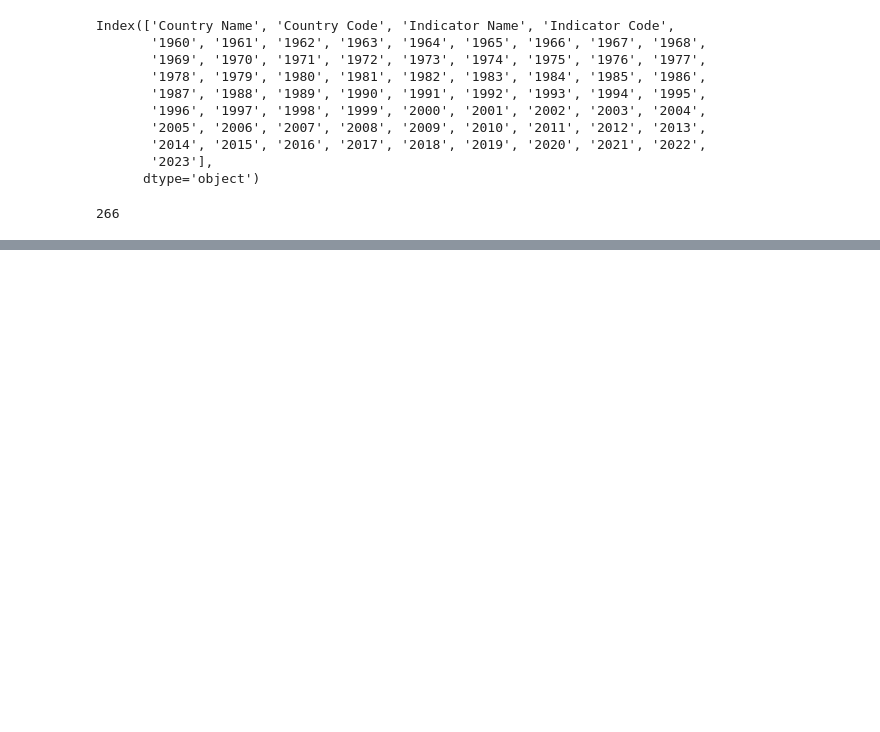
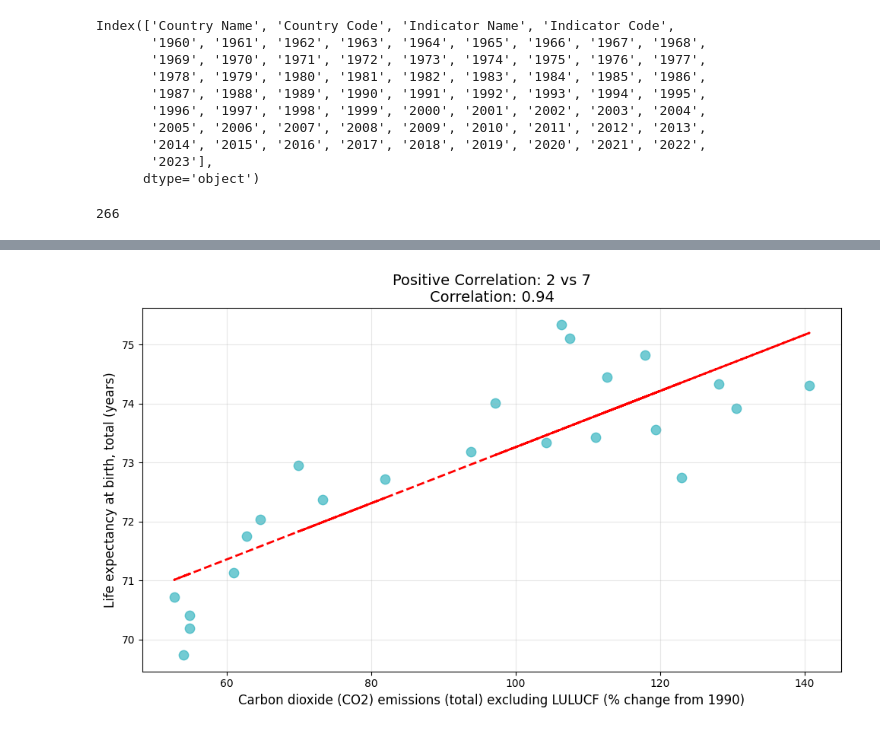
Before and after one commit to Darpana-iitgn/DataScience-Sem4, a Jupyter notebook: docs/_sources/main.ipynb, the cells around one changed output, grey strips where cells are left out. Saved outputs shown, nothing was run; the diff lists cells and outputs as text; code cells hidden in the pictures; blank space fills up the shorter version.

Commit message:
Formatted the final jupyter book

```diff
--- a/docs/_sources/main.ipynb
+++ b/docs/_sources/main.ipynb
@@ -422,0 +261,85 @@ for indicator in indicators_filtered:
+# %%
+import pandas as pd
+import numpy as np
+import matplotlib.pyplot as plt
+import seaborn as sns
+
+# Assume corr_matrix and data are defined and populated earlier
+
+correlation_pairs = []
+indicators = corr_matrix.index.tolist()
+labels = indicator_names
+
+for i in range(len(indicators)):
+    for j in range(i+1, len(indicators)):
+        ind1 = indicators[i]
+        ind2 = indicators[j]
+        # Ensure indices used for .loc are valid before getting value
+        if ind1 in corr_matrix.index and ind2 in corr_matrix.columns:
+             corr_value = corr_matrix.loc[ind1, ind2]
+             correlation_pairs.append((ind1, ind2, corr_value))
+        # Optional: Add an else clause here to log or handle missing pairs if needed
+
+corr_df = pd.DataFrame(correlation_pairs, columns=['Indicator 1', 'Indicator 2', 'Correlation'])
+corr_df = corr_df.sort_values('Correlation', ascending=False)
+top_positive = corr_df.head(5)
+top_negative = corr_df.tail(5)
+
+print("Top 5 Positive Correlations:")
+print(top_positive)
+print("\nTop 5 Negative Correlations:")
+print(top_negative)
+
+def plot_correlation_pair(ind1, ind2, corr_value, corr_type="Positive"):
+    # Convert indicator names to string format for safe handling
+    ind1_str = int(ind1)
+    ind2_str = int(ind2)
+
+    # Use original ind1/ind2 to access data, assuming data.loc can handle the type
+    # Add error handling in case data access fails (e.g., index type mismatch)
+    try:
+        x = pd.to_numeric(data.loc[ind1], errors='coerce').values
+        y = pd.to_numeric(data.loc[ind2], errors='coerce').values
+    except KeyError as e:
+        print(f"Error accessing data: Index {e} not found in 'data' DataFrame. Skipping plot for {ind1_str} vs {ind2_str}.")
+        return # Stop executing this function call
+    except Exception as e:
+        print(f"An unexpected error occurred accessing data for {ind1_str} vs {ind2_str}: {e}. Skipping plot.")
+        return # Stop executing this function call
+
+    valid = ~(np.isnan(x) | np.isnan(y))
+    x = x[valid]
+    y = y[valid]
+
+    if len(x) < 2 or len(y) < 2:
+         print(f"Not enough valid data points to plot for {ind1_str} vs {ind2_str}. Skipping plot.")
+         return # Stop executing if not enough points
+
+    plt.figure(figsize=(10, 6))
+    plt.scatter(x, y, alpha=0.7, s=80, color='#38b6c1')
+
+    # Check again if enough points remain for polyfit after NaN removal
+    if len(x) > 1:
+        try:
+            z = np.polyfit(x, y, 1)
+            p = np.poly1d(z)
+            plt.plot(x, p(x), 'r--', linewidth=2)
+        except (np.linalg.LinAlgError, ValueError) as fit_err:
+             print(f"Could not fit trend line for {ind1_str} vs {ind2_str}: {fit_err}")
+
+
+
+    plt.title(f"{corr_type} Correlation: {ind1_str} vs {ind2_str}\nCorrelation: {corr_value:.2f}", fontsize=14)
+    plt.xlabel(labels[ind1_str], fontsize=12)
+    plt.ylabel(labels[ind2_str], fontsize=12)
+
+    plt.grid(True, alpha=0.3)
+    plt.tight_layout()
+    plt.show()
+
+for _, row in top_positive.iterrows():
+    plot_correlation_pair(row['Indicator 1'], row['Indicator 2'], row['Correlation'], "Positive")
+
+for _, row in top_negative.iterrows():
+    plot_correlation_pair(row['Indicator 1'], row['Indicator 2'], row['Correlation'], "Negative")
+# %% [output]
@@ -422,0 +361 @@ for indicator in indicators_filtered:
+[figure, added]
```
Also changed, not shown: parts of 31 cells of this notebook, 53 other files.
